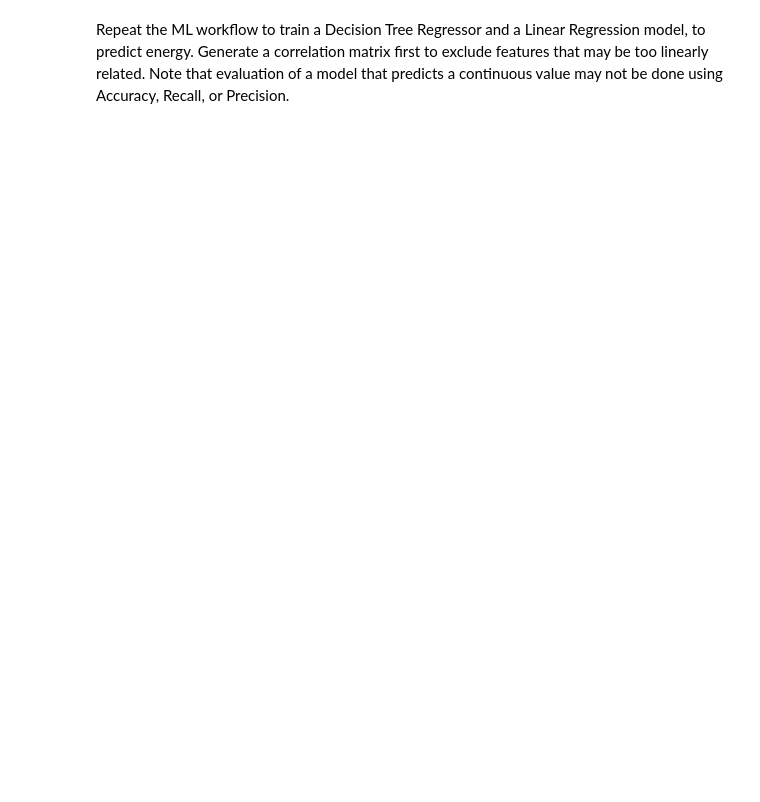
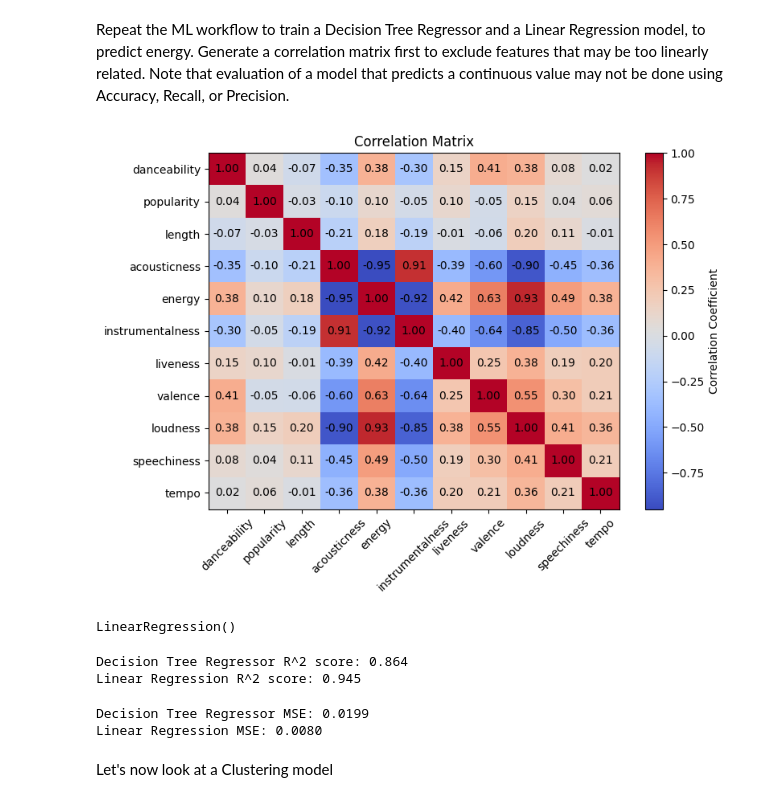
Before and after one commit to rhamzaali/CPSC393-MachineLearning, a Jupyter notebook: class_labs/01_DataScience_Review.ipynb, the cells around one changed output. Drawn from its saved outputs; the diff is of its cells as text; code cells hidden in the pictures; blank space fills up the shorter version.

```diff
--- a/class_labs/01_DataScience_Review.ipynb
+++ b/class_labs/01_DataScience_Review.ipynb
@@ -134,21 +203,69 @@ def generate_matrix(corr_matrix):
     plt.show()
 # %%
 # extract numerical features + energy from data frame
+
+features = ['danceability','popularity','length','acousticness',\
+            'energy','instrumentalness','liveness','valence','loudness',\
+            'speechiness','tempo']
 # %%
 # use df_name.corr() function to get correlation matrix
+corr_matrix = df[features].corr()
 # %%
 # use the generate_matrix() function to visualize the matrix
+generate_matrix(corr_matrix)
+# %% [output]
+[figure, added]
 # %%
 # use your selected features to train the two models to predict energy
 
-#dt_regressor = DecisionTreeRegressor(max_depth=3, random_state=42)
-#...
+# features previously contained energy so we will remove it from the list
+features.remove('energy')
+X = df[features]
+y = df['energy']
 
-#linear_regressor = LinearRegression()
-#...
+# split data into training and testing sets
+X_train, X_test, y_train, y_test = train_test_split(X,y, test_size = 0.2)
+
+# standardization applied to features
+scaler = StandardScaler()
+
+X_train = scaler.fit_transform(X_train)
+X_test = scaler.transform(X_test)
+
+# Train Decision Tree Regressor
+dt_regressor = DecisionTreeRegressor(max_depth=3, random_state=42)
+dt_regressor.fit(X_train, y_train)
+
+# Train Linear Regression
+linear_regressor = LinearRegression()
+linear_regressor.fit(X_train, y_train)
+# %% [output]
+LinearRegression()
 # %%
-# use your trained models to predict energy on the test set and evaluate their performance using MSE and R² metrics
-# what to the model outputs suggest?
+from sklearn.metrics import r2_score
 
-#r2_score(y_test, model_name.predict(X_test))
-#mean_squared_error(y_test, model_name.predict(X_test))
+# Decision Tree Regressor accuracy (R^2 score)
+dt_r2 = r2_score(y_test, dt_regressor.predict(X_test))
+print(f"Decision Tree Regressor R^2 score: {dt_r2:.3f}")
+
+# Linear Regression accuracy (R^2 score)
+lr_r2 = r2_score(y_test, linear_regressor.predict(X_test))
+print(f"Linear Regression R^2 score: {lr_r2:.3f}")
+# %% [output]
+Decision Tree Regressor R^2 score: 0.864
+Linear Regression R^2 score: 0.945
+# %%
+from sklearn.metrics import mean_squared_error
+
+# Decision Tree Regressor MSE
+dt_mse = mean_squared_error(y_test, dt_regressor.predict(X_test))
+print(f"Decision Tree Regressor MSE: {dt_mse:.4f}")
+
+# Linear Regression MSE
+lr_mse = mean_squared_error(y_test, linear_regressor.predict(X_test))
+print(f"Linear Regression MSE: {lr_mse:.4f}")
+# %% [output]
+Decision Tree Regressor MSE: 0.0199
+Linear Regression MSE: 0.0080
+# %% [markdown]
+Let's now look at a Clustering model
```
Also changed, not shown: parts of 24 cells of this notebook.
